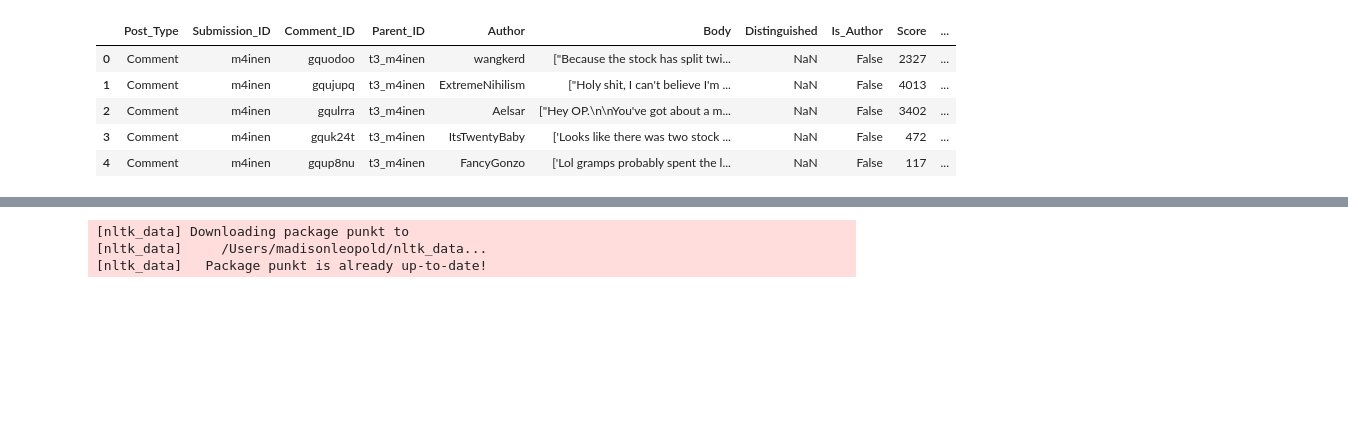
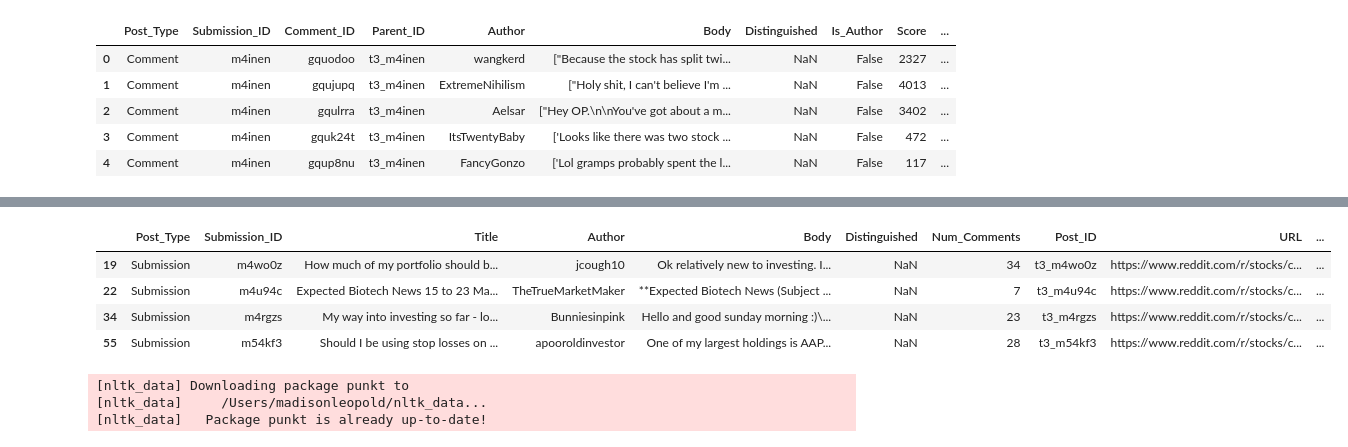
Before and after one commit to MadisonL19/reddit_ticker_analysis, a Jupyter notebook: model.ipynb, the cells around one changed output, grey strips where cells are left out. Drawn from its saved outputs; the diff is of its cells as text; code cells hidden in the pictures; blank space fills up the shorter version.

```diff
--- a/model.ipynb
+++ b/model.ipynb
@@ -21,3 +37,6 @@ comments_df.head()
 | 2 | Comment | m4inen | gqulrra | t3_m4inen | Aelsar | ["Hey OP.\n\nYou've got about a m... | NaN | False | 3402 | ... |
 | 3 | Comment | m4inen | gquk24t | t3_m4inen | ItsTwentyBaby | ['Looks like there was two stock ... | NaN | False | 472 | ... |
 | 4 | Comment | m4inen | gqup8nu | t3_m4inen | FancyGonzo | ['Lol gramps probably spent the l... | NaN | False | 117 | ... |
+# %%
+submissions_df['Body_Words'] = submissions_df.Body.str.replace("'", "").str.strip().str.split('[\W_]+')
+submissions_df['Title_Words'] = submissions_df.Title.str.replace("'", "").str.strip().str.split('[\W_]+')
@@ -23,0 +52,3 @@ comments_df.head()
+# %%
+ticker_list = [ticker.abbrev for ticker in tickers]
+print(ticker_list)
@@ -23,0 +57,11 @@ comments_df.head()
+# %%
+submissions_df["Tickers"] = ""
+for ticker in ticker_list[:100]:
+    for index, row in submissions_df.iterrows():
+        body_list = row[12]
+        title_list = row[13]
+        if ticker in body_list:
+            print(body_list)
+            print(ticker)
+            submissions_df.at[index, "Tickers"]= ticker
+            # TO DO - Append to cell if another ticker is found
@@ -24,3 +79,11 @@ comments_df.head()
+# %%
+submissions_df.loc[submissions_df["Tickers"] != ""]
+# %% [output]
+|  | Post_Type | Submission_ID | Title | Author | Body | Distinguished | Num_Comments | Post_ID | URL | ... |
+| 19 | Submission | m4wo0z | How much of my portfolio should b... | jcough10 | Ok relatively new to investing. I... | NaN | 34 | t3_m4wo0z | https://www.reddit.com/r/stocks/c... | ... |
+| 22 | Submission | m4u94c | Expected Biotech News 15 to 23 Ma... | TheTrueMarketMaker | **Expected Biotech News (Subject ... | NaN | 7 | t3_m4u94c | https://www.reddit.com/r/stocks/c... | ... |
+| 34 | Submission | m4rgzs | My way into investing so far - lo... | Bunniesinpink | Hello and good sunday morning :)\... | NaN | 23 | t3_m4rgzs | https://www.reddit.com/r/stocks/c... | ... |
+| 55 | Submission | m54kf3 | Should I be using stop losses on ... | apooroldinvestor | One of my largest holdings is AAP... | NaN | 28 | t3_m54kf3 | https://www.reddit.com/r/stocks/c... | ... |
 # %%
 import nltk
 nltk.download('punkt')
```
Also changed, not shown: parts of 5 cells of this notebook.
